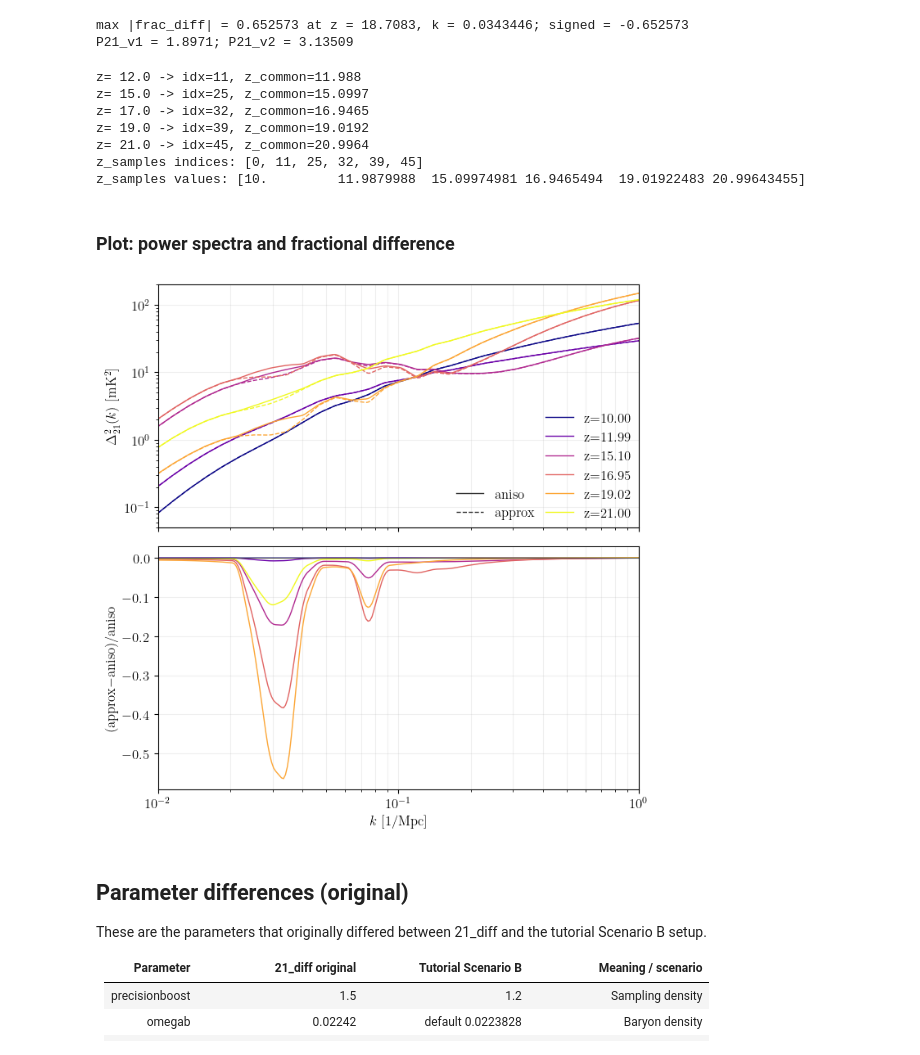
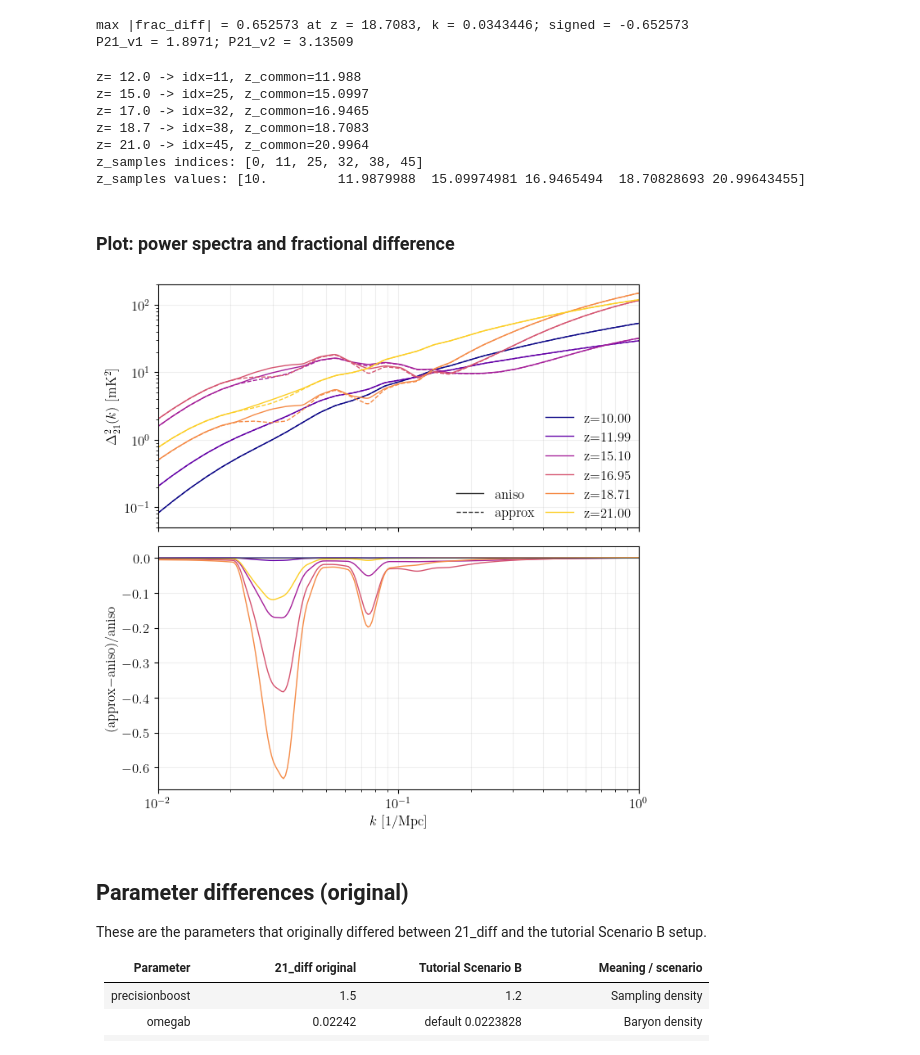
Before and after one commit to ryanyrzh/Zeus21, a Jupyter notebook: aniso_tests_v2/21_diff.ipynb, the cells around one changed output. Saved outputs shown, nothing was run; the diff lists cells and outputs as text; code cells hidden in the pictures.

Commit message:
Resample z to show largest difference; tweak colormap

```diff
--- a/aniso_tests_v2/21_diff.ipynb
+++ b/aniso_tests_v2/21_diff.ipynb
@@ -290,7 +290,7 @@ z_common = z_v1[(z_v1 >= z_min) & (z_v1 <= z_max)]
 if z_common.size == 0:
     raise ValueError("No overlapping z range between v1 and v2 grids")
 
-targets = np.array([12.0, 15.0, 17.0, 19.0, 21.0])
+targets = np.array([12.0, 15.0, 17.0, 18.7, 21.0])
 idx = [int(np.argmin(np.abs(z_common - z))) for z in targets]
 z_samples = [0] + idx
 z_samples_z = z_common[z_samples]
@@ -354,16 +354,17 @@ print(f"z_samples values: {z_samples_z}")
 z= 12.0 -> idx=11, z_common=11.988
 z= 15.0 -> idx=25, z_common=15.0997
 z= 17.0 -> idx=32, z_common=16.9465
-z= 19.0 -> idx=39, z_common=19.0192
+z= 18.7 -> idx=38, z_common=18.7083
 z= 21.0 -> idx=45, z_common=20.9964
-z_samples indices: [0, 11, 25, 32, 39, 45]
-z_samples values: [10.         11.9879988  15.09974981 16.9465494  19.01922483 20.99643455]
+z_samples indices: [0, 11, 25, 32, 38, 45]
+z_samples values: [10.         11.9879988  15.09974981 16.9465494  18.70828693 20.99643455]
 # %% [markdown]
 ### Plot: power spectra and fractional difference
 # %%
 from matplotlib.lines import Line2D
 
-colors = mpl.colormaps["plasma"].resampled(len(z_samples))
+# colors = mpl.colormaps["plasma"].resampled(len(z_samples))
+colors = mpl.colormaps["plasma"](np.linspace(0.0, 0.9, len(z_samples)))
 
 fig, (ax_top, ax_bot) = plt.subplots(
     2, 1, sharex=True, figsize=(7, 7), gridspec_kw={"height_ratios": [1, 1]}
@@ -383,7 +384,7 @@ logk_dense = np.linspace(logk.min(), logk.max(), 300)
 k_dense = 10**logk_dense
 
 for i, z in enumerate(z_samples_z):
-    color = colors(i)
+    color = colors[i]
     p1 = P21_v1[i][k_mask]
     p2 = P21_v2[i][k_mask]
     fd = frac_diff[i][k_mask]
@@ -409,35 +410,35 @@ for i, z in enumerate(z_samples_z):
 ax_top.set_ylim(5e-2, 2e2)
 ax_top.set_xlim(1e-2, 1)
 ax_top.set_ylabel(r"$\Delta^2_{21}(k)$ [mK$^2$]")
 ax_bot.set_xlabel(r"$k$ [1/Mpc]")
 ax_bot.set_ylabel(r"(approx$-$aniso)/aniso")
 ax_bot.axhline(0.0, color="0.3", lw=0.8)
 
 ax_top.grid(True, which="both", axis="x", alpha=0.2)
 ax_top.grid(True, which="major", axis="y", alpha=0.2)
 ax_bot.grid(True, which="both", alpha=0.2)
 
-z_handles = [Line2D([0], [0], color=colors(i), lw=1, ls="-") for i in range(len(z_samples))]
+z_handles = [Line2D([0], [0], color=colors[i], lw=1, ls="-") for i in range(len(z_samples))]
 z_labels = [f"z={z:.2f}" for z in z_samples_z]
 style_handles = [
     Line2D([0], [0], color="0.2", lw=1, ls="-"),
     Line2D([0], [0], color="0.2", lw=1, ls="--"),
 ]
 style_labels = ["aniso", "approx"]
 
 legend_z = ax_top.legend(
     z_handles, z_labels, fontsize=12, frameon=False, loc="lower right",
     bbox_to_anchor=(1.0, 0.0), borderaxespad=0.2, handlelength=2.0
     )
 ax_top.add_artist(legend_z)
 ax_top.legend(
     style_handles, style_labels, fontsize=12, frameon=False, loc="lower right",
     bbox_to_anchor=(0.8, 0.0), borderaxespad=0.2, handlelength=2.0
     )
 
 plt.tight_layout()
 # %% [output]
-[figure, old version]
+[figure, new version]
 # %% [markdown]
 ## Parameter differences (original)
 These are the parameters that originally differed between 21_diff and the tutorial Scenario B setup.
```
